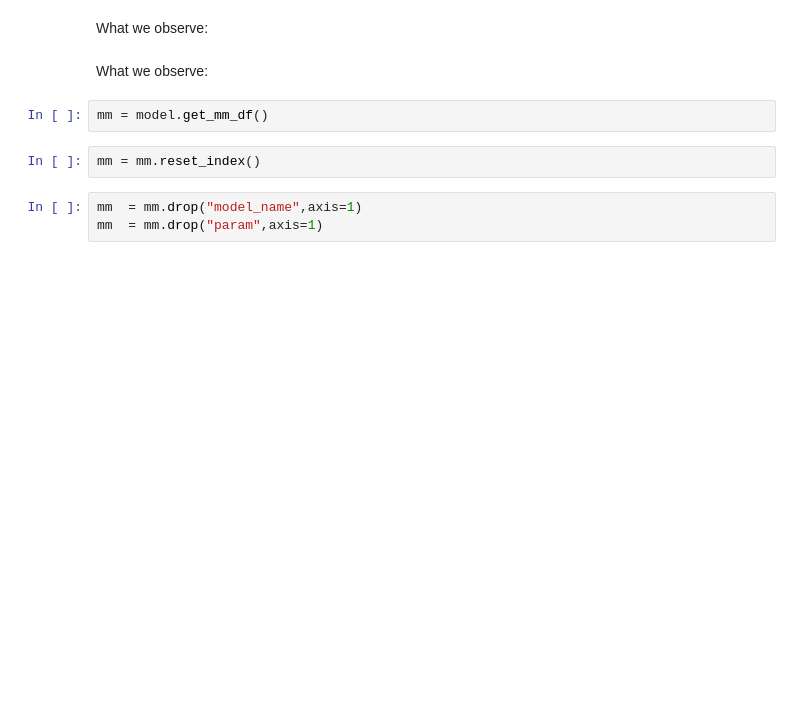
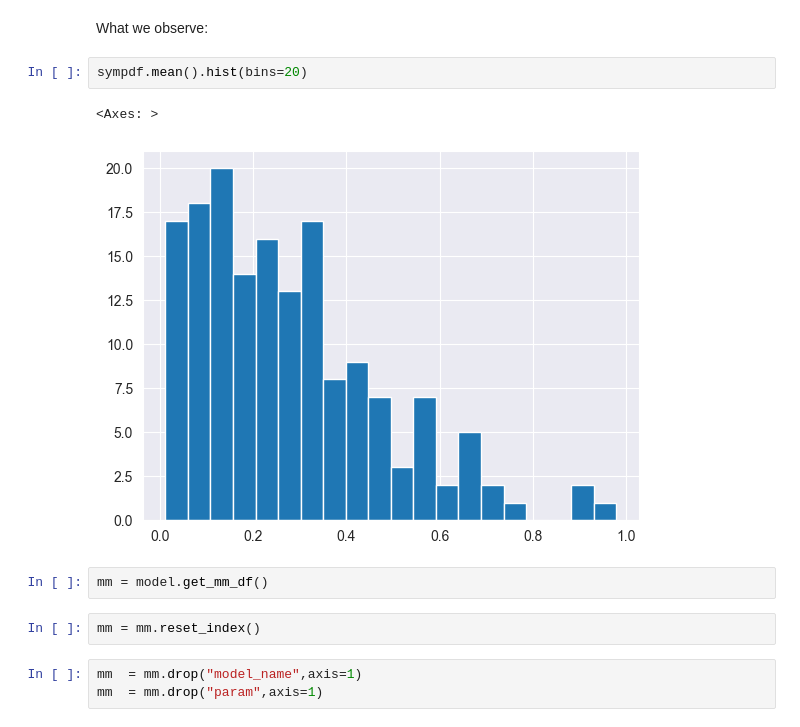
Before and after one commit to leothesouthafrican/PLR, a Jupyter notebook: Tessa/stepmix-110723.ipynb, the cells around one changed output. Cells and saved outputs as stored; diff of their text form; blank space fills up the shorter version.

```diff
--- a/Tessa/stepmix-110723.ipynb
+++ b/Tessa/stepmix-110723.ipynb
@@ -85,7 +89,10 @@ sns.lineplot(data=results, x='param_n_components', y='bic',
 # %% [markdown]
 What we observe:
-# %% [markdown]
-What we observe:
+# %%
+sympdf.mean().hist(bins=20)
+# %% [output]
+<Axes: >
+[figure, added]
 # %%
 mm = model.get_mm_df()
 # %%
```
Also changed, not shown: parts of 1 cell of this notebook, 3 other files.
